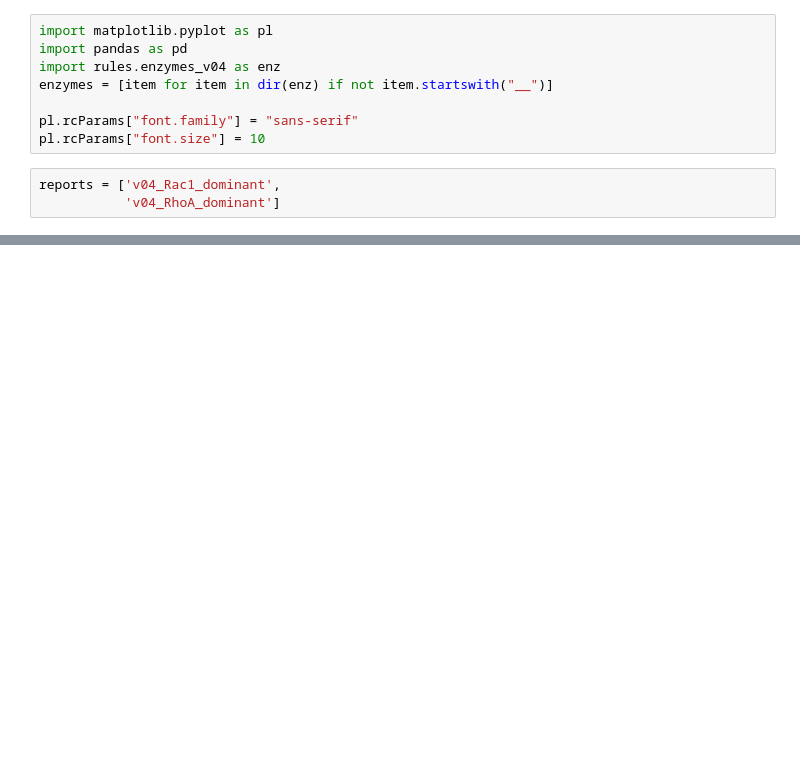
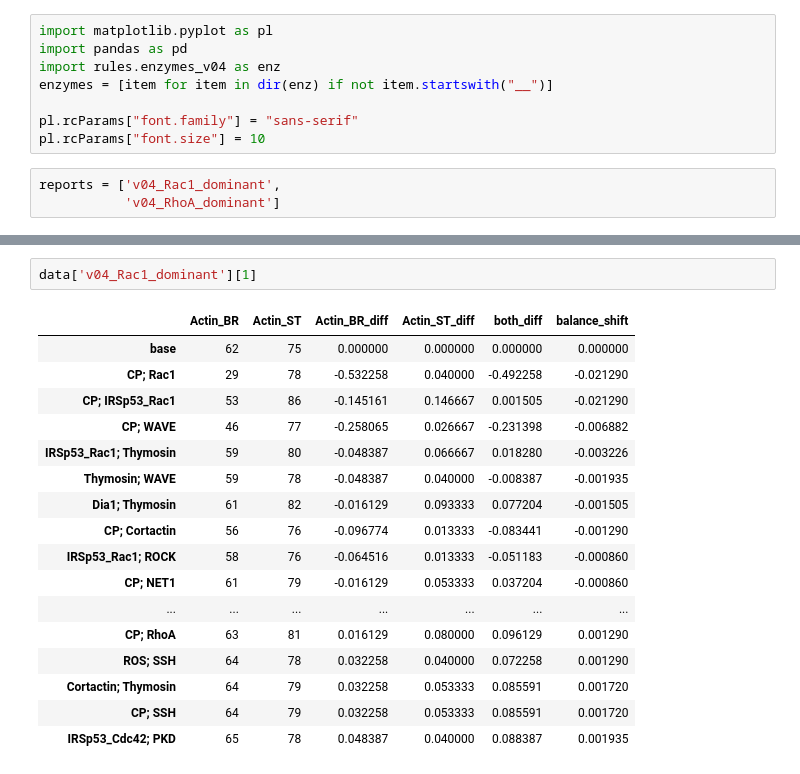
Before and after one commit to Vitaljok/actin-signaling, a Jupyter notebook: Double knock-down charts TOP-X balance shift side by side.ipynb, the cells around one changed output, grey strips where cells are left out. Saved outputs shown, nothing was run; the diff lists cells and outputs as text; blank space fills up the shorter version.

```diff
--- a/Double knock-down charts TOP-X balance shift side by side.ipynb
+++ b/Double knock-down charts TOP-X balance shift side by side.ipynb
@@ -99,0 +99,20 @@ pl.savefig('charts/fig_4_top_20_balance_shifted.eps', bbox_inches='tight')
+# %%
+data['v04_Rac1_dominant'][1]
+# %% [output]
+|  | Actin_BR | Actin_ST | Actin_BR_diff | Actin_ST_diff | both_diff | balance_shift |
+| base | 62 | 75 | 0.000000 | 0.000000 | 0.000000 | 0.000000 |
+| CP; Rac1 | 29 | 78 | -0.532258 | 0.040000 | -0.492258 | -0.021290 |
+| CP; IRSp53_Rac1 | 53 | 86 | -0.145161 | 0.146667 | 0.001505 | -0.021290 |
+| CP; WAVE | 46 | 77 | -0.258065 | 0.026667 | -0.231398 | -0.006882 |
+| IRSp53_Rac1; Thymosin | 59 | 80 | -0.048387 | 0.066667 | 0.018280 | -0.003226 |
+| Thymosin; WAVE | 59 | 78 | -0.048387 | 0.040000 | -0.008387 | -0.001935 |
+| Dia1; Thymosin | 61 | 82 | -0.016129 | 0.093333 | 0.077204 | -0.001505 |
+| CP; Cortactin | 56 | 76 | -0.096774 | 0.013333 | -0.083441 | -0.001290 |
+| IRSp53_Rac1; ROCK | 58 | 76 | -0.064516 | 0.013333 | -0.051183 | -0.000860 |
+| CP; NET1 | 61 | 79 | -0.016129 | 0.053333 | 0.037204 | -0.000860 |
+| ... | ... | ... | ... | ... | ... | ... |
+| CP; RhoA | 63 | 81 | 0.016129 | 0.080000 | 0.096129 | 0.001290 |
+| ROS; SSH | 64 | 78 | 0.032258 | 0.040000 | 0.072258 | 0.001290 |
+| Cortactin; Thymosin | 64 | 79 | 0.032258 | 0.053333 | 0.085591 | 0.001720 |
+| CP; SSH | 64 | 79 | 0.032258 | 0.053333 | 0.085591 | 0.001720 |
+| IRSp53_Cdc42; PKD | 65 | 78 | 0.048387 | 0.040000 | 0.088387 | 0.001935 |
```
Also changed, not shown: parts of 1 cell of this notebook, 19 other files.
